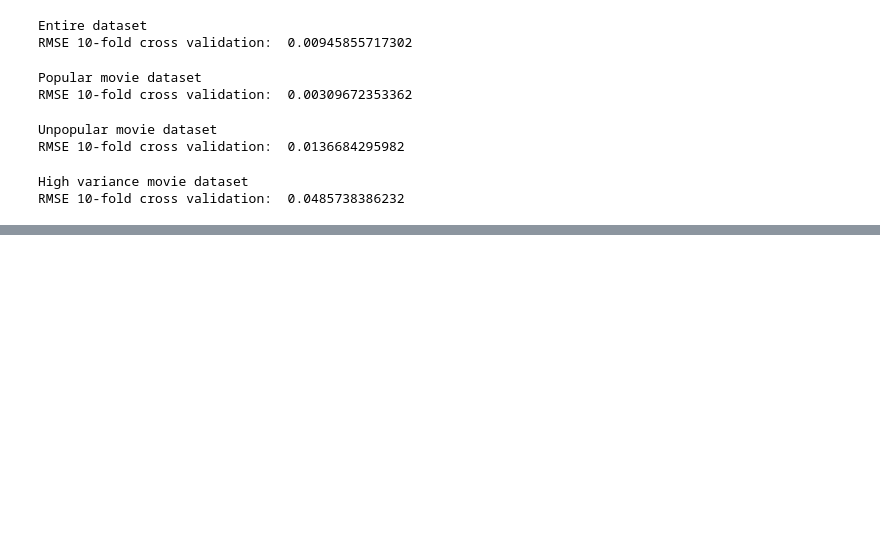
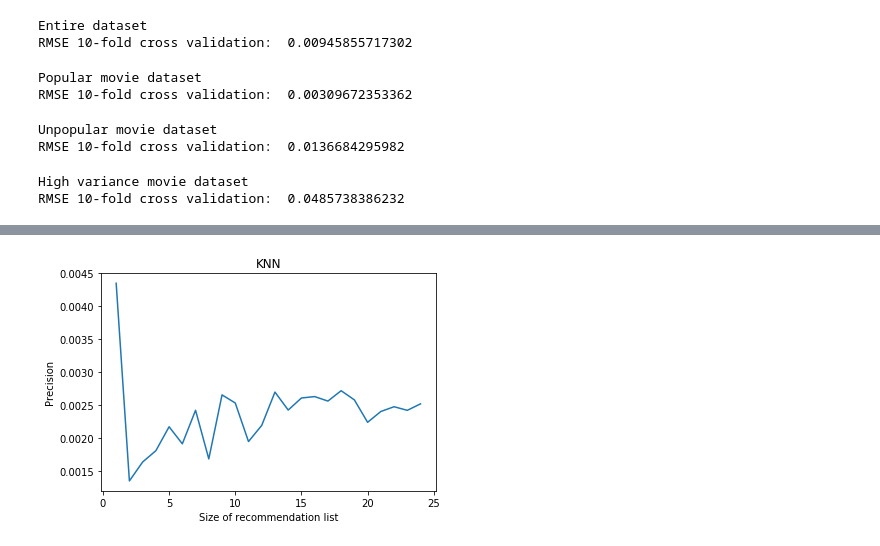
Before and after one commit to edihb/Large-Scale-DM, a Jupyter notebook: Project3-Collaborative_Filtering/Project3.ipynb, the cells around one changed output, grey strips where cells are left out. Drawn from its saved outputs; the diff is of its cells as text; code cells hidden in the pictures; blank space fills up the shorter version.

```diff
--- a/Project3-Collaborative_Filtering/Project3.ipynb
+++ b/Project3-Collaborative_Filtering/Project3.ipynb
@@ -156,0 +523,10 @@ RMSE 10-fold cross validation:  0.0485738386232
+# %%
+def getPrecision(recommendations, uid, user_movies_dict=user_movies_dict):
+    rec_common = [x for x in recommendations if x in user_movies_dict[uid]]
+    precision = float(len(rec_common)/len(recommendations))
+    return precision
+
+def getRecall(recommendations, uid, user_movies_dict=user_movies_dict):
+    rec_common = [x for x in recommendations if x in user_movies_dict[uid]]
+    recall = float(len(rec_common)/len(user_movies_dict[uid]))
+    return recall
@@ -156,0 +626,4 @@ RMSE 10-fold cross validation:  0.0485738386232
+# %%
+tvals = range(1,25,1)
+# %%
+precision_knn, recall_knn = precision_recall(tvals, "knn")
@@ -156,0 +648,12 @@ RMSE 10-fold cross validation:  0.0485738386232
+# %%
+def plot_func(x, y, xlabel, ylabel, title):
+    plt.figure()
+    plt.plot(x, y)
+    plt.xlabel(xlabel)
+    plt.ylabel(ylabel)
+    plt.title(title)
+    plt.show()
+# %%
+plot_func(tvals, precision_knn, "Size of recommendation list", "Precision", "KNN")
+# %% [output]
+[figure, added]
```
Also changed, not shown: parts of 52 cells of this notebook.
